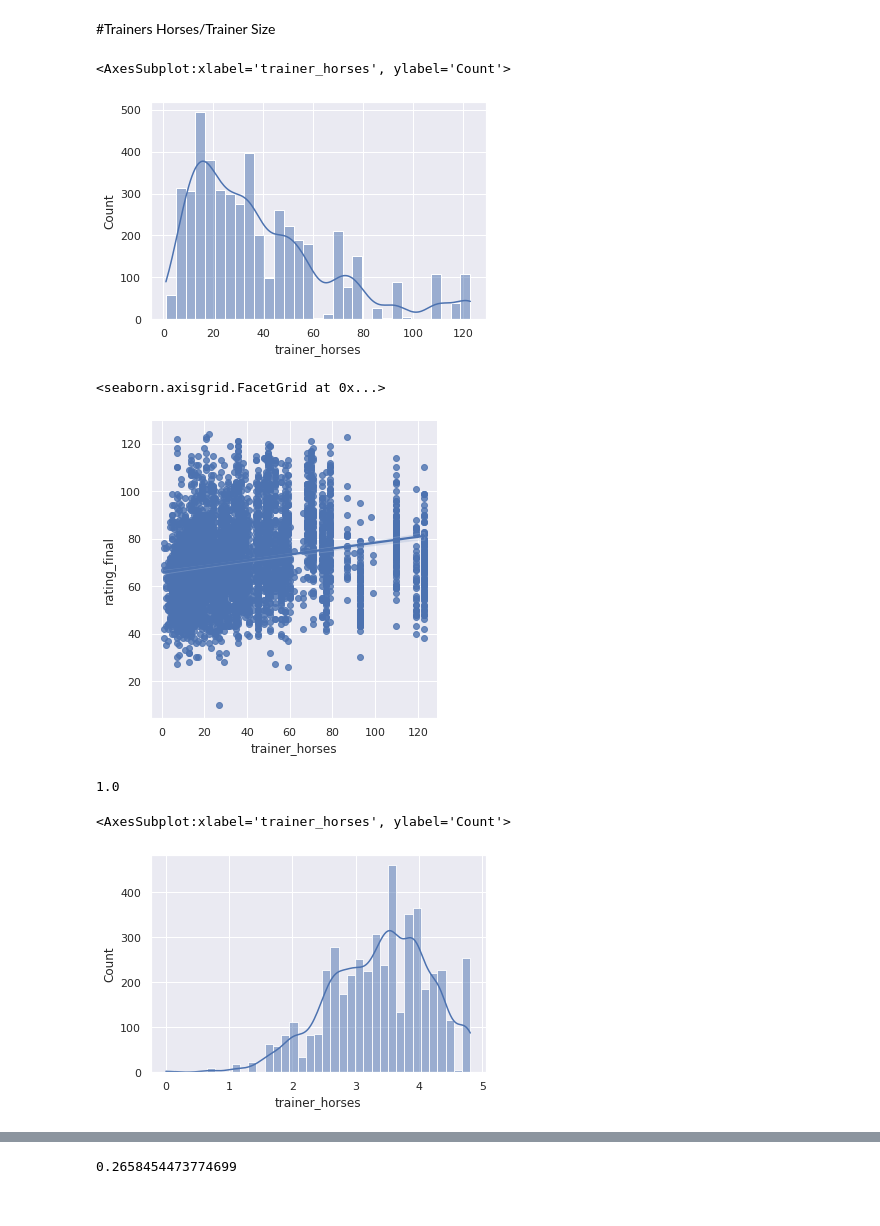
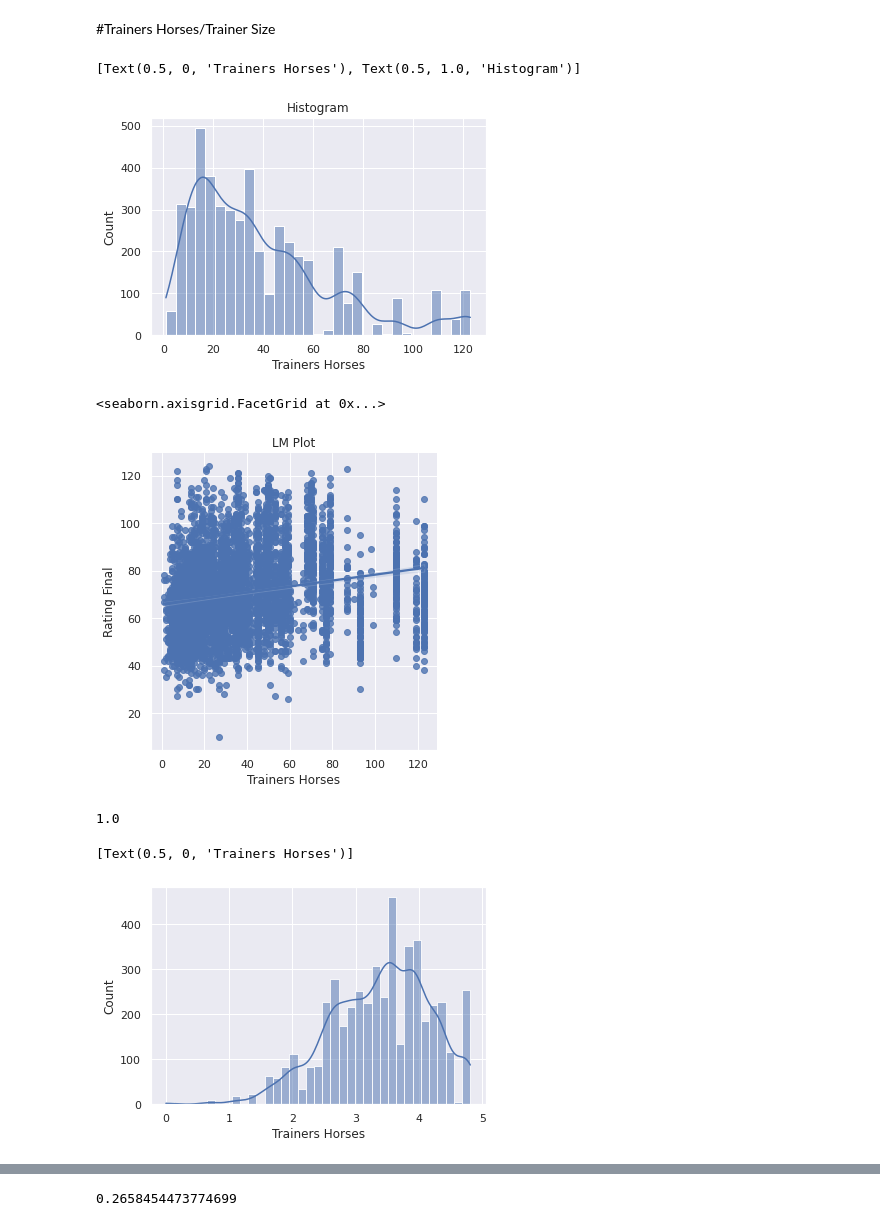
Before and after one commit to samkirwanppb/UCDPA_SamKirwan, a Jupyter notebook: project.ipynb, the cells around one changed output, grey strips where cells are left out. Drawn from its saved outputs; the diff is of its cells as text; code cells hidden in the pictures.

```diff
--- a/project.ipynb
+++ b/project.ipynb
@@ -571,15 +577,15 @@ print(r)
 # %% [markdown]
 #Trainers Horses/Trainer Size
 # %%
-sns.histplot(data = data_df, x = 'trainer_horses', kde = True) #again there is signs of the data being skewed
+sns.histplot(data = data_df, x = 'trainer_horses', kde = True).set(xlabel = 'Trainers Horses', title = 'Histogram') #again there is signs of the data being skewed
 # %% [output]
-<AxesSubplot:xlabel='trainer_horses', ylabel='Count'>
+[Text(0.5, 0, 'Trainers Horses'), Text(0.5, 1.0, 'Histogram')]
-[figure, old version]
+[figure, new version]
 # %%
-sns.lmplot(data = data_df, x = 'trainer_horses', y = 'rating_final') ##again there seems to be a relationship. so I will try normalize the distribution
+sns.lmplot(data = data_df, x = 'trainer_horses', y = 'rating_final').set(xlabel = 'Trainers Horses', ylabel = 'Rating Final', title = 'LM Plot') ##again there seems to be a relationship. so I will try normalize the distribution
 # %% [output]
 <seaborn.axisgrid.FacetGrid at 0x...>
-[figure, old version]
+[figure, new version]
 # %%
 ## we can see in the above plot there is a clear correlation between rating_final and trainer_horses but the skewed est_yearlin_value column goes against the assumptions of linear regression
 #will aim to transform this variable.
@@ -587,9 +593,9 @@ data_df['trainer_horses'].min() #no negetive or 0 values. can use log to transfo
 # %% [output]
 1.0
 # %%
-sns.histplot(data= np.log(data_df['trainer_horses']), kde = True) ## more normal looing
+sns.histplot(data= np.log(data_df['trainer_horses']), kde = True).set(xlabel = 'Trainers Horses') ## more normal looing
 # %% [output]
-<AxesSubplot:xlabel='trainer_horses', ylabel='Count'>
+[Text(0.5, 0, 'Trainers Horses')]
-[figure, old version]
+[figure, new version]
 # %%
 data_df['log_trainer_horses'] = np.log(data_df['trainer_horses'])
```
Also changed, not shown: parts of 39 cells of this notebook.
